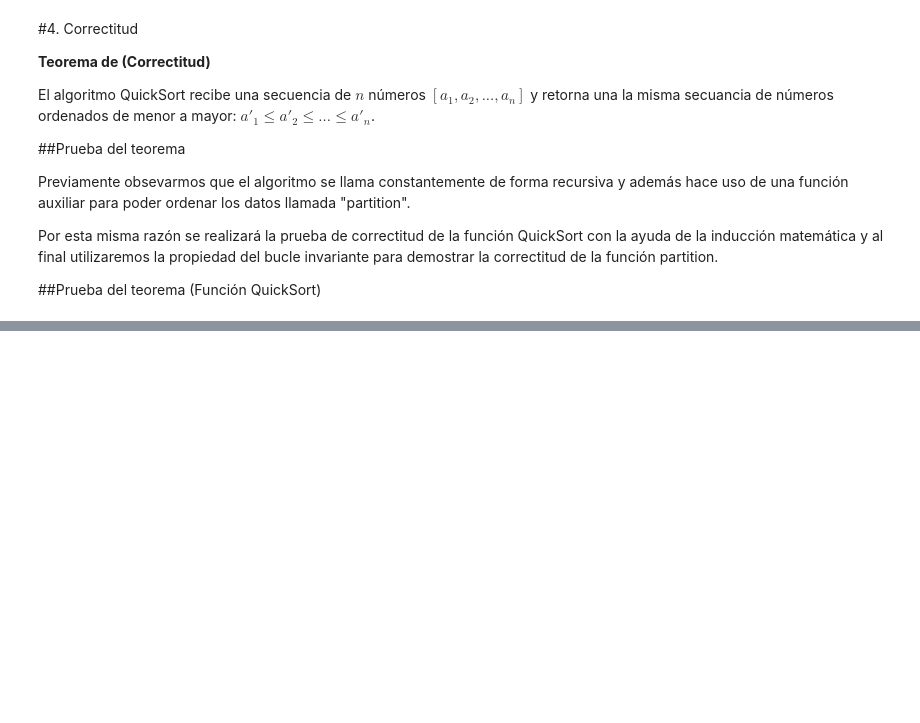
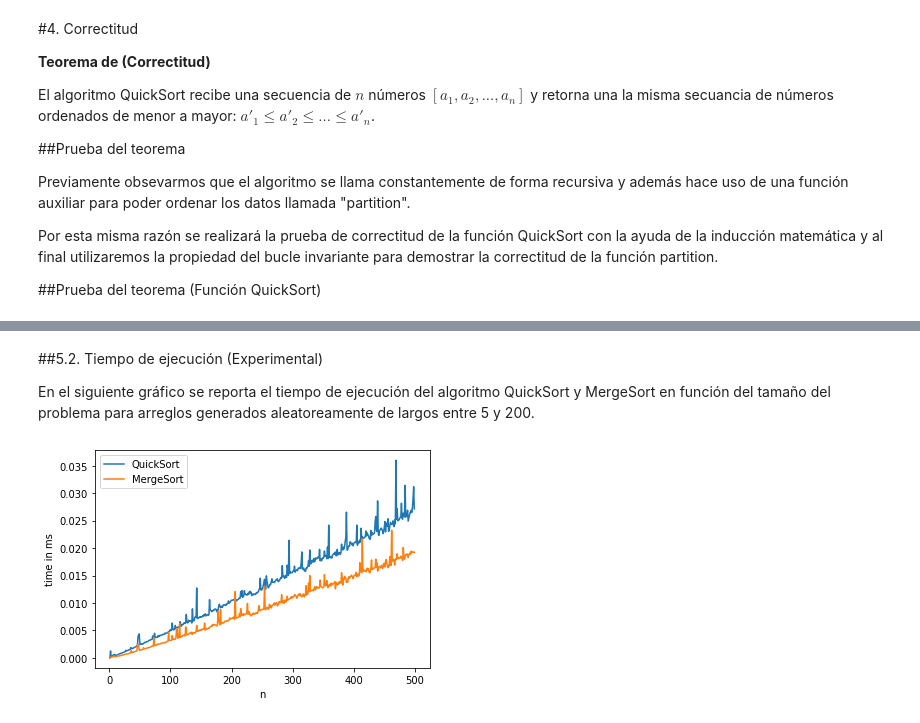
Before and after one commit to LosPowerPeralta/ADA-Informes-Matias, a Jupyter notebook: Informe_QuickSort.ipynb, the cells around one changed output, grey strips where cells are left out. Drawn from its saved outputs; the diff is of its cells as text; code cells hidden in the pictures; blank space fills up the shorter version.

```diff
--- a/Informe_QuickSort.ipynb
+++ b/Informe_QuickSort.ipynb
@@ -347,0 +516,31 @@ Por esta misma razón se realizará la prueba de correctitud de la función Quic
+# %% [markdown]
+##5.2. Tiempo de ejecución (Experimental)
+
+En el siguiente gráfico se reporta el tiempo de ejecución del algoritmo QuickSort y MergeSort en función del tamaño del problema para arreglos generados aleatoreamente de largos entre 5 y 200.
+# %%
+x=[]; y=[]
+y2=[]
+
+for n in range(1,500):
+
+  a = rd.sample(range(1, 1000), n)
+  b = a.copy()
+
+  #la función repeat está ejecutando 20 veces bubble_sort con el arreglo a y retorna el mejor tiepo obtenido.
+  t = repeat(setup="from __main__ import quickSort", stmt=f"quickSort({a},{0},{len(a) - 1})", repeat=1, number=10)
+  t2 = repeat(setup="from __main__ import MergeSort", stmt=f"MergeSort({b})", repeat=1, number=10)
+
+  x.append(n)
+  y.append(t)
+  y2.append(t2)
+
+
+plt.plot(x,y)
+plt.plot(x,y2)
+plt.legend(["QuickSort", "MergeSort"])
+
+plt.xlabel('n')
+plt.ylabel('time in ms')
+plt.show()
+# %% [output]
+[figure, added]
```
Also changed, not shown: parts of 9 cells of this notebook.
